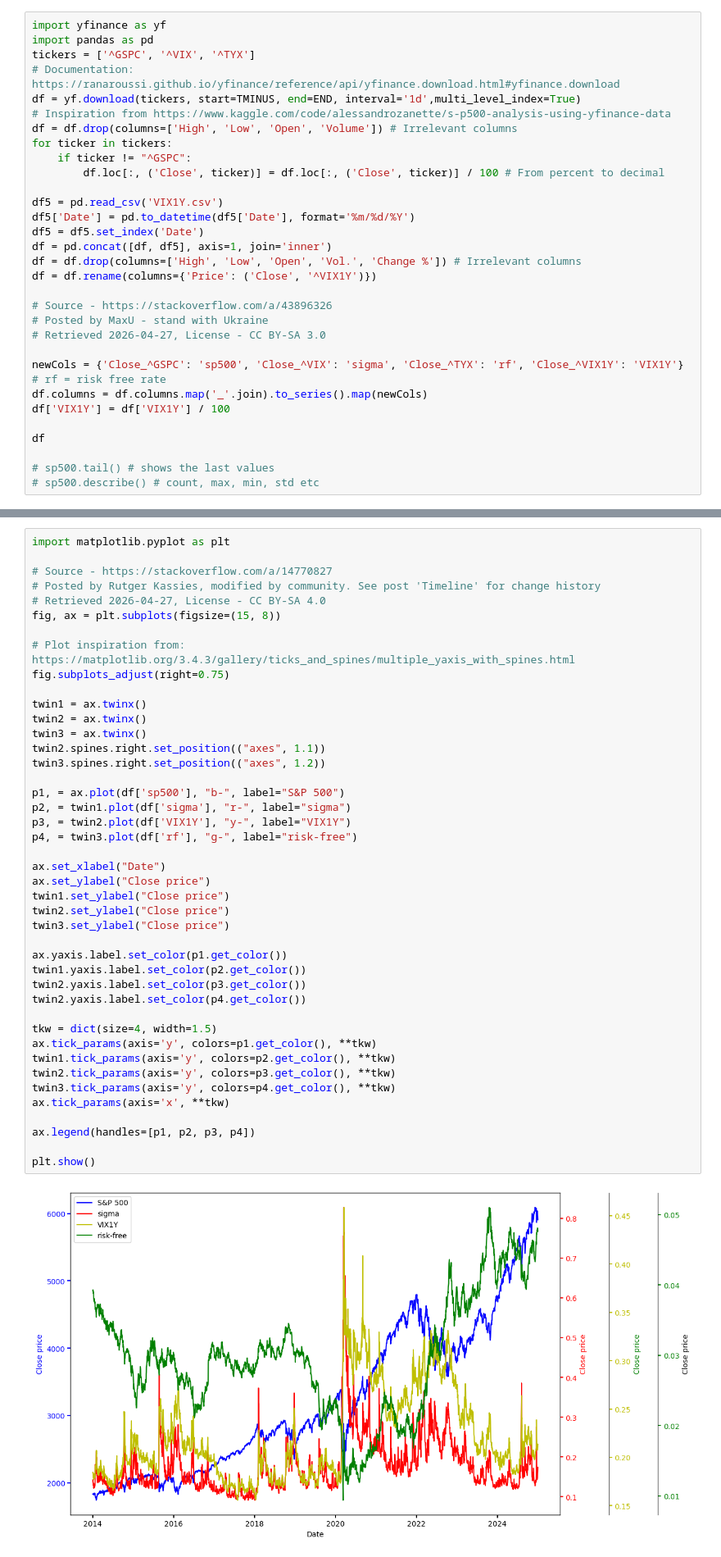
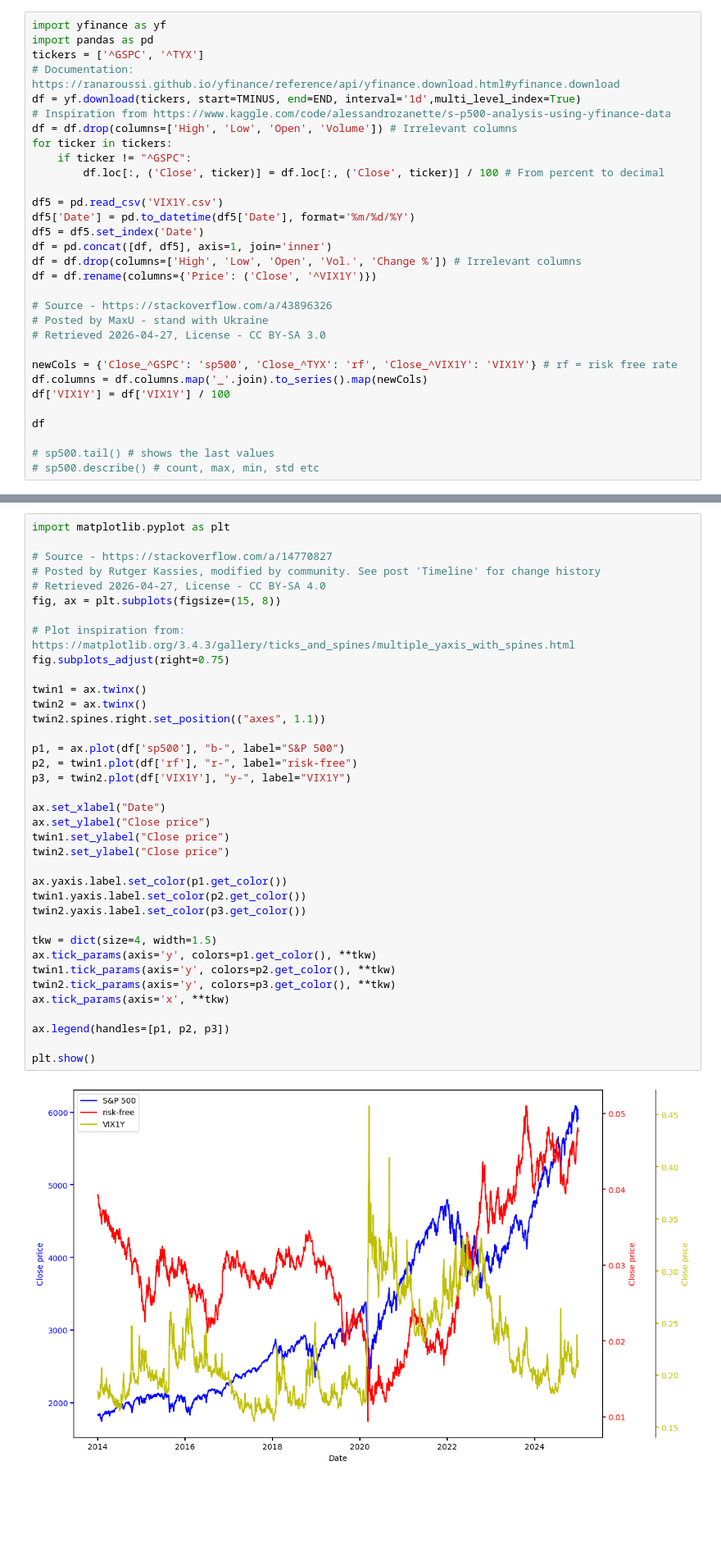
Before and after one commit to AlexanderJarvheden/DynamicPortfolioAllocationEuropeanOptions, a Jupyter notebook: optimization_algo.ipynb, the cells around one changed output, grey strips where cells are left out. Shown at 82% size. Cells and saved outputs as stored; diff of their text form; blank space fills up the shorter version.

```diff
--- a/optimization_algo.ipynb
+++ b/optimization_algo.ipynb
@@ -22,7 +22,7 @@ MONEYNESS = {'CC': 1.02, 'PP': 0.98}
 # %%
 import yfinance as yf
 import pandas as pd
-tickers = ['^GSPC', '^VIX', '^TYX']
+tickers = ['^GSPC', '^TYX']
 # Documentation: https://ranaroussi.github.io/yfinance/reference/api/yfinance.download.html#yfinance.download
 df = yf.download(tickers, start=TMINUS, end=END, interval='1d',multi_level_index=True)
 # Inspiration from https://www.kaggle.com/code/alessandrozanette/s-p500-analysis-using-yfinance-data
@@ -42,7 +42,7 @@ df = df.rename(columns={'Price': ('Close', '^VIX1Y')})
 # Posted by MaxU - stand with Ukraine
 # Retrieved 2026-04-27, License - CC BY-SA 3.0
 
-newCols = {'Close_^GSPC': 'sp500', 'Close_^VIX': 'sigma', 'Close_^TYX': 'rf', 'Close_^VIX1Y': 'VIX1Y'} # rf = risk free rate
+newCols = {'Close_^GSPC': 'sp500', 'Close_^TYX': 'rf', 'Close_^VIX1Y': 'VIX1Y'} # rf = risk free rate
 df.columns = df.columns.map('_'.join).to_series().map(newCols)
 df['VIX1Y'] = df['VIX1Y'] / 100
 
@@ -77,42 +95,36 @@ import matplotlib.pyplot as plt
 fig, ax = plt.subplots(figsize=(15, 8))
 
 # Plot inspiration from: https://matplotlib.org/3.4.3/gallery/ticks_and_spines/multiple_yaxis_with_spines.html
 fig.subplots_adjust(right=0.75)
 
 twin1 = ax.twinx()
 twin2 = ax.twinx()
-twin3 = ax.twinx()
 twin2.spines.right.set_position(("axes", 1.1))
-twin3.spines.right.set_position(("axes", 1.2))
 
 p1, = ax.plot(df['sp500'], "b-", label="S&P 500")
-p2, = twin1.plot(df['sigma'], "r-", label="sigma")
+p2, = twin1.plot(df['rf'], "r-", label="risk-free")
 p3, = twin2.plot(df['VIX1Y'], "y-", label="VIX1Y")
-p4, = twin3.plot(df['rf'], "g-", label="risk-free")
 
 ax.set_xlabel("Date")
 ax.set_ylabel("Close price")
 twin1.set_ylabel("Close price")
 twin2.set_ylabel("Close price")
-twin3.set_ylabel("Close price")
 
 ax.yaxis.label.set_color(p1.get_color())
 twin1.yaxis.label.set_color(p2.get_color())
 twin2.yaxis.label.set_color(p3.get_color())
-twin2.yaxis.label.set_color(p4.get_color())
 
 tkw = dict(size=4, width=1.5)
 ax.tick_params(axis='y', colors=p1.get_color(), **tkw)
 twin1.tick_params(axis='y', colors=p2.get_color(), **tkw)
 twin2.tick_params(axis='y', colors=p3.get_color(), **tkw)
-twin3.tick_params(axis='y', colors=p4.get_color(), **tkw)
 ax.tick_params(axis='x', **tkw)
 
-ax.legend(handles=[p1, p2, p3, p4])
+ax.legend(handles=[p1, p2, p3])
 
 plt.show()
 # %% [output]
-[figure, old version]
+[figure, new version]
 # %%
 # Taken from: https://theaiquant.medium.com/mastering-the-black-scholes-model-with-python-a-comprehensive-guide-to-option-pricing-11af712697b7
 import numpy as np
```
Also changed, not shown: parts of 6 cells of this notebook.
